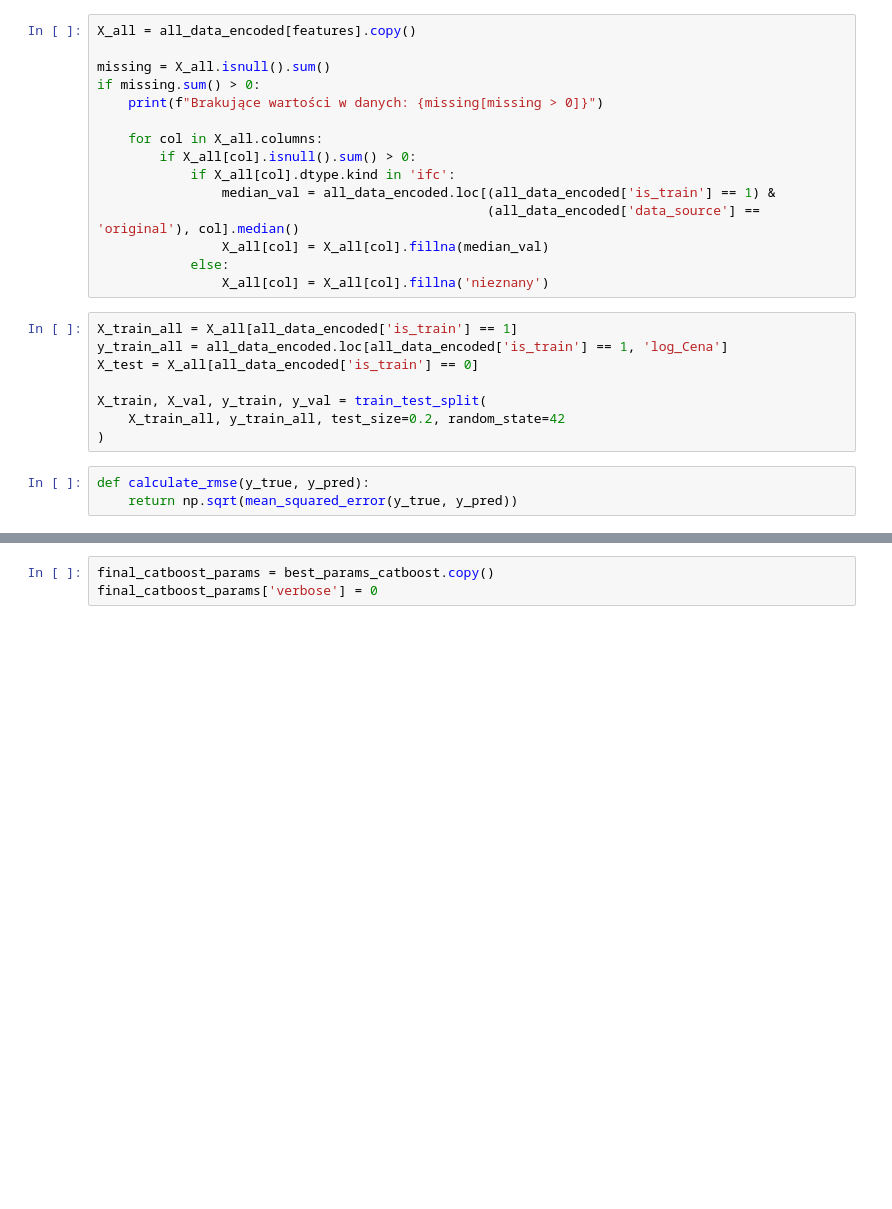
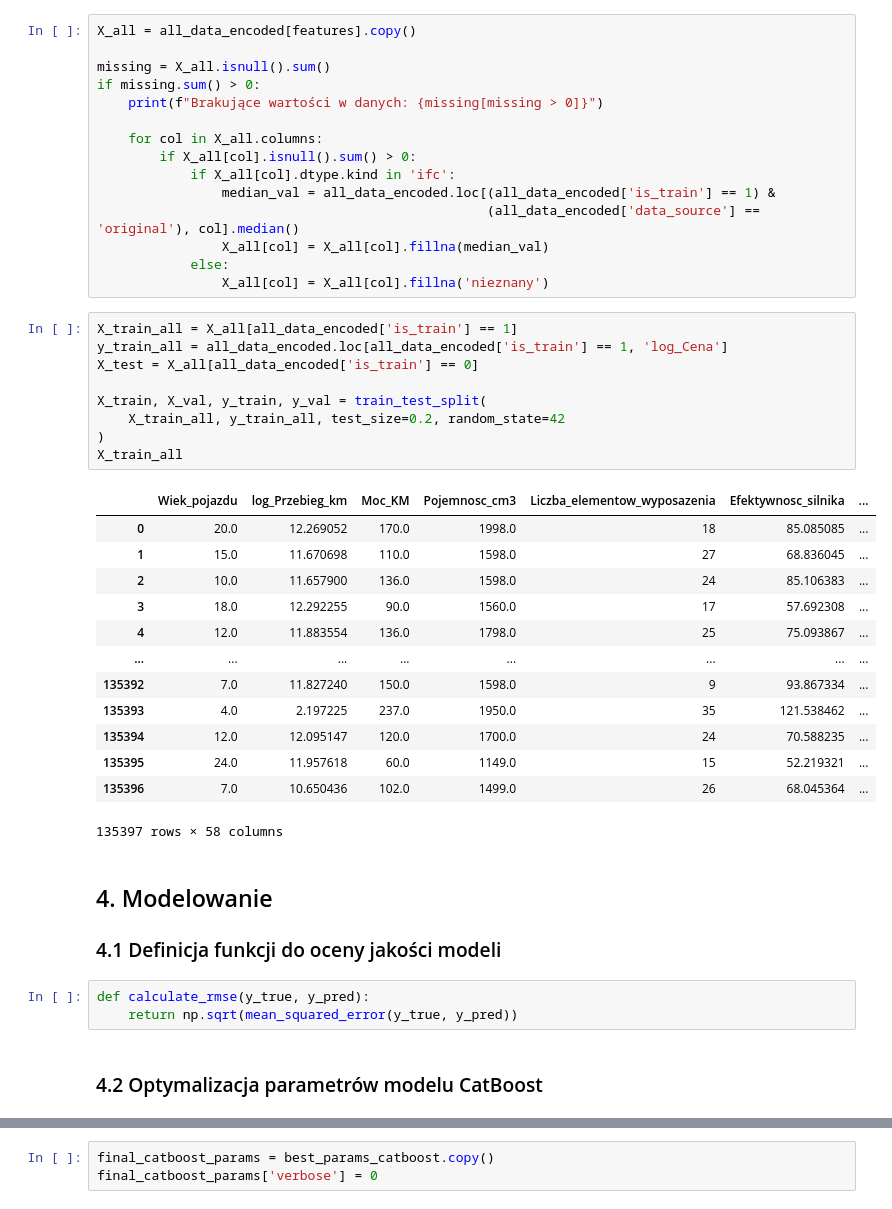
Before and after one commit to GameRuiner/Car-Price-Prediction, a Jupyter notebook: working/notebooks/final.ipynb, the cells around one changed output, grey strips where cells are left out. Cells and saved outputs as stored; diff of their text form; blank space fills up the shorter version.

Commit message:
add markdown to model

```diff
--- a/working/notebooks/final.ipynb
+++ b/working/notebooks/final.ipynb
@@ -165,14 +213,35 @@ if missing.sum() > 0:
 # %%
 X_train_all = X_all[all_data_encoded['is_train'] == 1]
 y_train_all = all_data_encoded.loc[all_data_encoded['is_train'] == 1, 'log_Cena']
 X_test = X_all[all_data_encoded['is_train'] == 0]
 
 X_train, X_val, y_train, y_val = train_test_split(
     X_train_all, y_train_all, test_size=0.2, random_state=42
 )
+X_train_all
+# %% [output]
+|  | Wiek_pojazdu | log_Przebieg_km | Moc_KM | Pojemnosc_cm3 | Liczba_elementow_wyposazenia | Efektywnosc_silnika | ... |
+| 0 | 20.0 | 12.269052 | 170.0 | 1998.0 | 18 | 85.085085 | ... |
+| 1 | 15.0 | 11.670698 | 110.0 | 1598.0 | 27 | 68.836045 | ... |
+| 2 | 10.0 | 11.657900 | 136.0 | 1598.0 | 24 | 85.106383 | ... |
+| 3 | 18.0 | 12.292255 | 90.0 | 1560.0 | 17 | 57.692308 | ... |
+| 4 | 12.0 | 11.883554 | 136.0 | 1798.0 | 25 | 75.093867 | ... |
+| ... | ... | ... | ... | ... | ... | ... | ... |
+| 135392 | 7.0 | 11.827240 | 150.0 | 1598.0 | 9 | 93.867334 | ... |
+| 135393 | 4.0 | 2.197225 | 237.0 | 1950.0 | 35 | 121.538462 | ... |
+| 135394 | 12.0 | 12.095147 | 120.0 | 1700.0 | 24 | 70.588235 | ... |
+| 135395 | 24.0 | 11.957618 | 60.0 | 1149.0 | 15 | 52.219321 | ... |
+| 135396 | 7.0 | 10.650436 | 102.0 | 1499.0 | 26 | 68.045364 | ... |
+135397 rows × 58 columns
+# %% [markdown]
+## 4. Modelowanie
+
+### 4.1 Definicja funkcji do oceny jakości modeli
 # %%
 def calculate_rmse(y_true, y_pred):
     return np.sqrt(mean_squared_error(y_true, y_pred))
+# %% [markdown]
+### 4.2 Optymalizacja parametrów modelu CatBoost
 # %%
 def objective_catboost(trial):
     param = {
```
Also changed, not shown: parts of 31 cells of this notebook.
